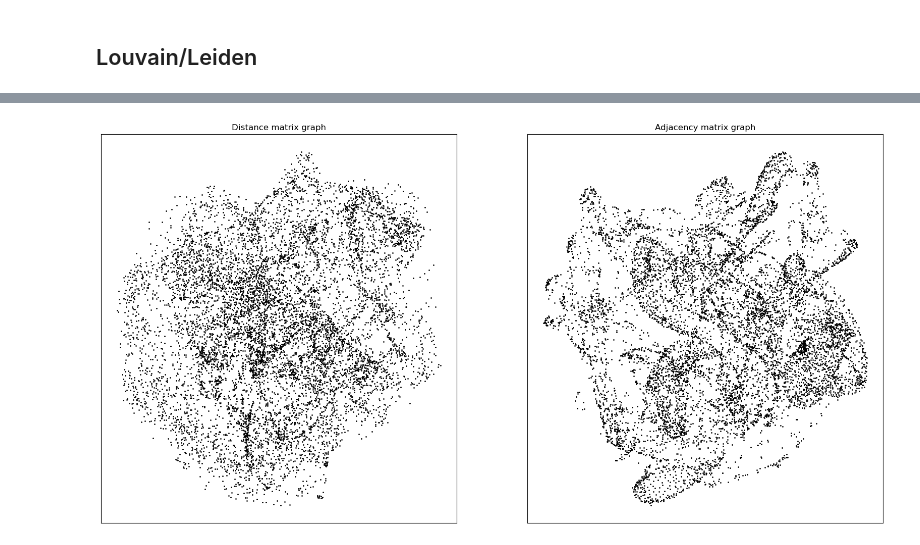
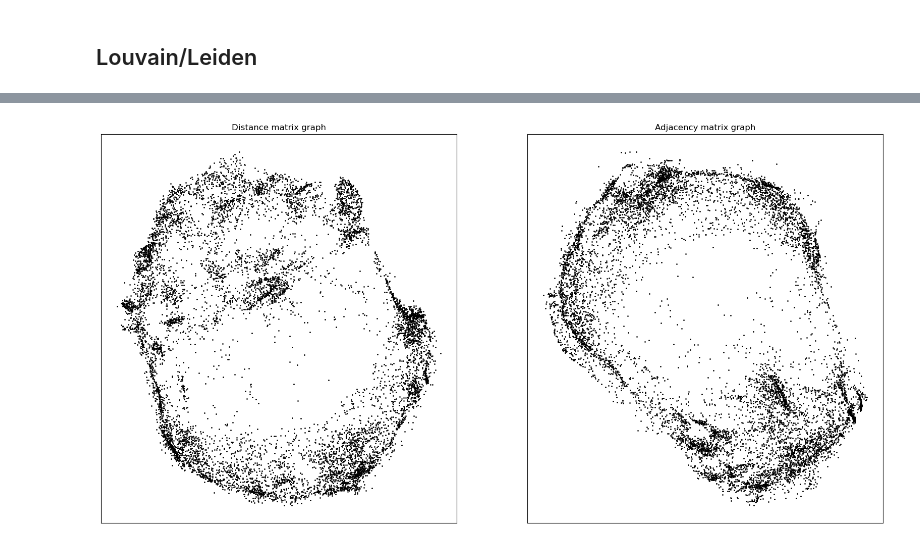
Before and after one commit to donEnno/hendecads, a Jupyter notebook: code/hendecad_prep.ipynb, the cells around one changed output, grey strips where cells are left out. Cells and saved outputs as stored; diff of their text form; code cells hidden in the pictures.

```diff
--- a/code/hendecad_prep.ipynb
+++ b/code/hendecad_prep.ipynb
@@ -310,9 +267,9 @@ See the caveats in the documentation: https://pandas.pydata.org/pandas-docs/stab
 from scipy.spatial import distance_matrix
 import networkx as nx
 # %%
-dm = distance_matrix(pos_df[['x', 'y']].astype(float), pos_df[['x', 'y']].astype(float))
-norm_df = dm / dm.max()
+dm = distance_matrix(filtered_pos_df[['x', 'y']].astype(float), filtered_pos_df[['x', 'y']].astype(float))
+norm_dm = dm / dm.max()
 
-plt.hist(norm_df.flatten(), bins=100, edgecolor='black')
+plt.hist(norm_dm.flatten(), bins=100, edgecolor='black')
 plt.show()
 # %% [output]
@@ -320,33 +277,32 @@ Error:
 # %%
-knn = 25
-knn_dm = np.zeros_like(norm_df)
+knn = 1000
+knn_dm = np.zeros_like(norm_dm)
 
-for i in range(len(norm_df)):
-    knn_ix = np.argsort(norm_df[i])[1:knn+1]
-    knn_dm[i, knn_ix] = norm_df[i, knn_ix]
+for i in range(len(norm_dm)):
+    knn_ix = np.argsort(norm_dm[i])[1:knn+1]
+    knn_dm[i, knn_ix] = norm_dm[i, knn_ix]
 # %%
-adj_matrix = np.zeros_like(dm)
+adj_matrix = np.zeros_like(norm_dm)
 
-for i in range(len(dm)):
-    closest = np.argsort(dm[i])[1:knn+1]
+for i in range(len(norm_dm)):
+    closest = np.argsort(norm_dm[i])[1:knn+1]
     adj_matrix[i, closest] = 1
 # %%
 G_dm = nx.from_numpy_array(knn_dm)
 G_adj = nx.from_numpy_array(adj_matrix)
 # %%
-pos_dm = nx.spring_layout(G_dm)
-pos_adj = nx.spring_layout(G_adj)
+pos_dm = nx.fruchterman_reingold_layout(G_dm)
+pos_adj = nx.fruchterman_reingold_layout(G_adj)
 # %%
 # Draw graphs side by side
 fig, ax = plt.subplots(1, 2, figsize=(20, 10))
 
-nx.draw(G_dm, pos_dm, ax=ax[0], node_size=1, node_color='black' edge_color='black',)
-nx.draw(G_adj, pos_adj, ax=ax[1], node_size=1, node_color='black' edge_color='black',)
-
+nx.draw_networkx_nodes(G_dm, pos_dm, ax=ax[0], node_size=1, node_color='black',)
+nx.draw_networkx_nodes(G_adj, pos_adj, ax=ax[1], node_size=1, node_color='black')
 
 ax[0].set_title('Distance matrix graph')
 ax[1].set_title('Adjacency matrix graph')
 
 plt.show()
 # %% [output]
-[figure, old version]
+[figure, new version]
```
Also changed, not shown: parts of 18 cells of this notebook.
